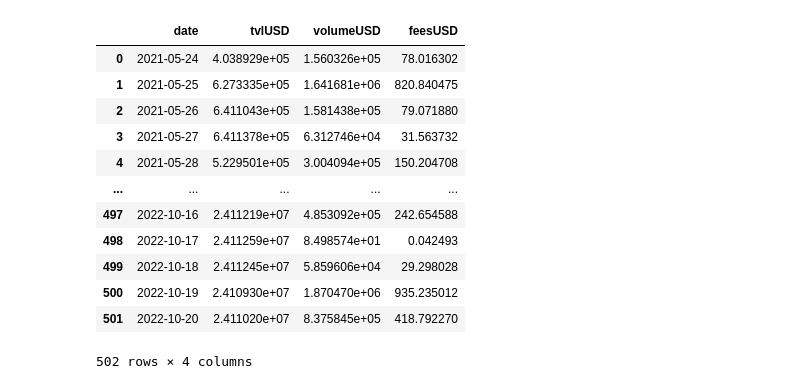
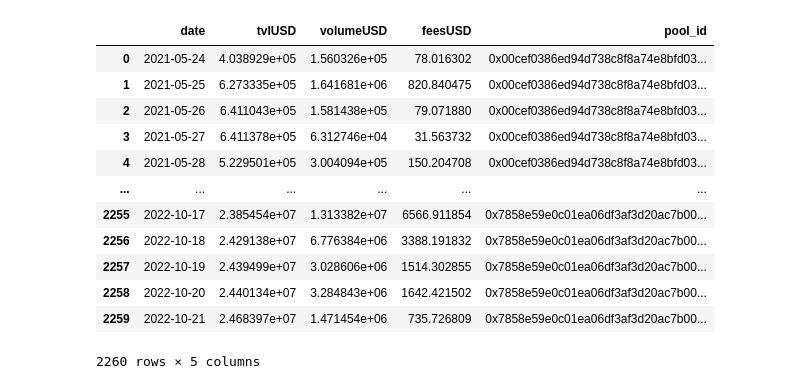
Before and after one commit to PabloBaiocchi/liquidityPoolStrategy, a Jupyter notebook: Untitled.ipynb, the cells around one changed output. Drawn from its saved outputs; the diff is of its cells as text; code cells hidden in the pictures.

```diff
--- a/Untitled.ipynb
+++ b/Untitled.ipynb
@@ -12,4 +17,2 @@ stable_pools
 | 3 | DAI | USDC | 2.824494e+08 | 0x6c6bc977e13df9b0de53b251522280b... |
 | 4 | USDC | USDT | 2.468397e+07 | 0x7858e59e0c01ea06df3af3d20ac7b00... |
-# %%
-pool_id=stable_pools.iloc[0].pool_id
@@ -39,16 +18,0 @@ df['feesUSD']=df.feesUSD.astype(float)
-# %%
-df
-# %% [output]
-|  | date | tvlUSD | volumeUSD | feesUSD |
-| 0 | 2021-05-24 | 4.038929e+05 | 1.560326e+05 | 78.016302 |
-| 1 | 2021-05-25 | 6.273335e+05 | 1.641681e+06 | 820.840475 |
-| 2 | 2021-05-26 | 6.411043e+05 | 1.581438e+05 | 79.071880 |
-| 3 | 2021-05-27 | 6.411378e+05 | 6.312746e+04 | 31.563732 |
-| 4 | 2021-05-28 | 5.229501e+05 | 3.004094e+05 | 150.204708 |
-| ... | ... | ... | ... | ... |
-| 497 | 2022-10-16 | 2.411219e+07 | 4.853092e+05 | 242.654588 |
-| 498 | 2022-10-17 | 2.411259e+07 | 8.498574e+01 | 0.042493 |
-| 499 | 2022-10-18 | 2.411245e+07 | 5.859606e+04 | 29.298028 |
-| 500 | 2022-10-19 | 2.410930e+07 | 1.870470e+06 | 935.235012 |
-| 501 | 2022-10-20 | 2.411020e+07 | 8.375845e+05 | 418.792270 |
-502 rows × 4 columns
@@ -54,0 +22,16 @@ df
+# %%
+history_df
+# %% [output]
+|  | date | tvlUSD | volumeUSD | feesUSD | pool_id |
+| 0 | 2021-05-24 | 4.038929e+05 | 1.560326e+05 | 78.016302 | 0x00cef0386ed94d738c8f8a74e8bfd03... |
+| 1 | 2021-05-25 | 6.273335e+05 | 1.641681e+06 | 820.840475 | 0x00cef0386ed94d738c8f8a74e8bfd03... |
+| 2 | 2021-05-26 | 6.411043e+05 | 1.581438e+05 | 79.071880 | 0x00cef0386ed94d738c8f8a74e8bfd03... |
+| 3 | 2021-05-27 | 6.411378e+05 | 6.312746e+04 | 31.563732 | 0x00cef0386ed94d738c8f8a74e8bfd03... |
+| 4 | 2021-05-28 | 5.229501e+05 | 3.004094e+05 | 150.204708 | 0x00cef0386ed94d738c8f8a74e8bfd03... |
+| ... | ... | ... | ... | ... | ... |
+| 2255 | 2022-10-17 | 2.385454e+07 | 1.313382e+07 | 6566.911854 | 0x7858e59e0c01ea06df3af3d20ac7b00... |
+| 2256 | 2022-10-18 | 2.429138e+07 | 6.776384e+06 | 3388.191832 | 0x7858e59e0c01ea06df3af3d20ac7b00... |
+| 2257 | 2022-10-19 | 2.439499e+07 | 3.028606e+06 | 1514.302855 | 0x7858e59e0c01ea06df3af3d20ac7b00... |
+| 2258 | 2022-10-20 | 2.440134e+07 | 3.284843e+06 | 1642.421502 | 0x7858e59e0c01ea06df3af3d20ac7b00... |
+| 2259 | 2022-10-21 | 2.468397e+07 | 1.471454e+06 | 735.726809 | 0x7858e59e0c01ea06df3af3d20ac7b00... |
+2260 rows × 5 columns
```
Also changed, not shown: parts of 16 cells of this notebook, 1 other file.
